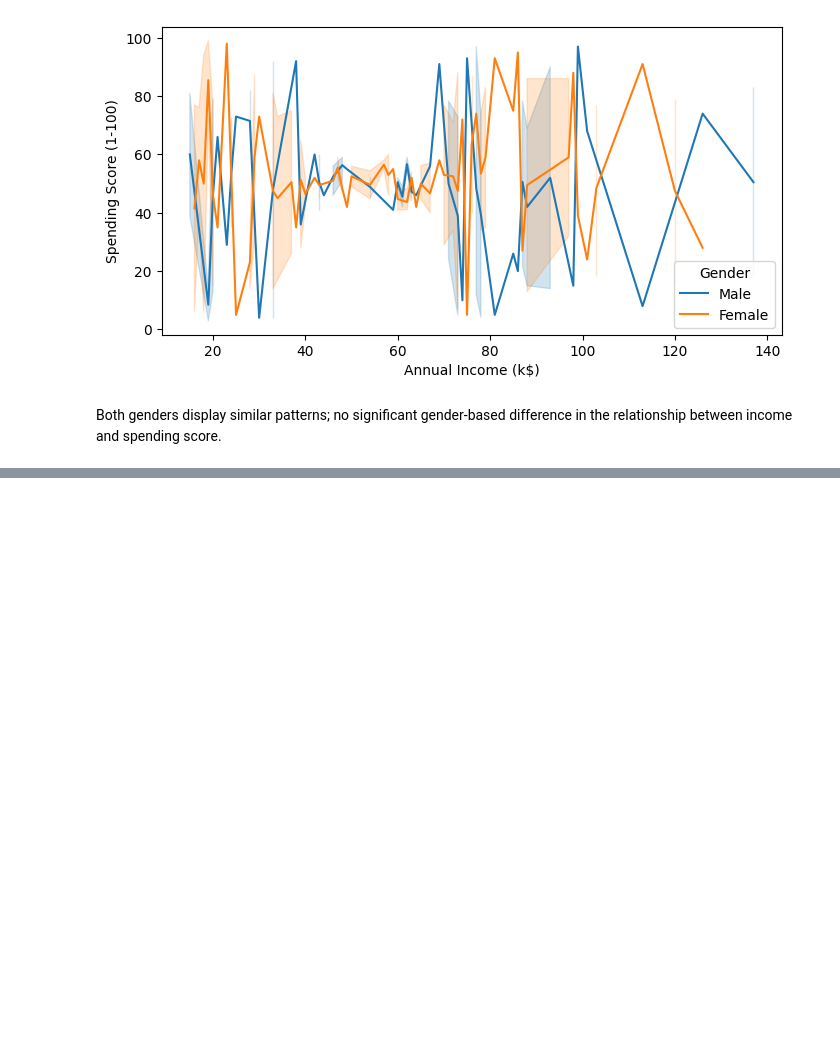
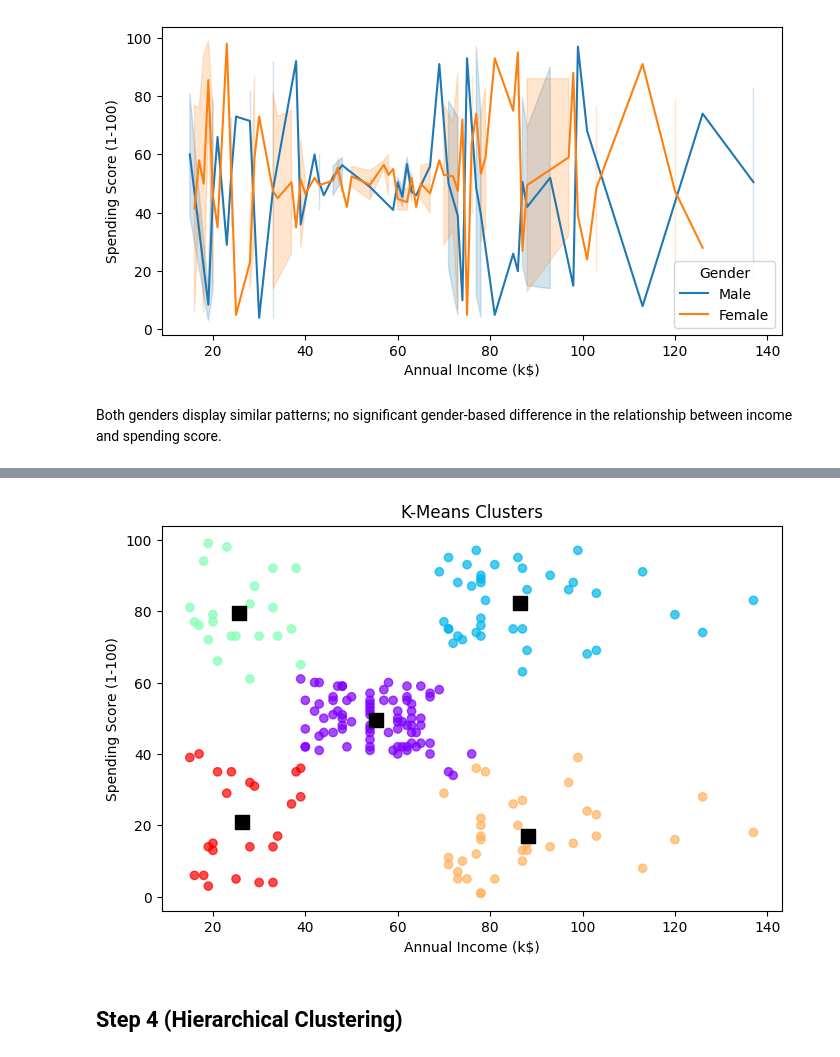
Before and after one commit to gordonnguyen/data-science-1, a Jupyter notebook: hw4/hw4.ipynb, the cells around one changed output, grey strips where cells are left out. Saved outputs shown, nothing was run; the diff lists cells and outputs as text; code cells hidden in the pictures; blank space fills up the shorter version.

```diff
--- a/hw4/hw4.ipynb
+++ b/hw4/hw4.ipynb
@@ -144,0 +149,12 @@ plt.show()
+# %%
+plt.figure(figsize=(8,5))
+plt.scatter(X['Annual Income (k$)'], X['Spending Score (1-100)'], c=y_pred, cmap='rainbow', alpha=0.7)
+plt.scatter(kmeans.cluster_centers_[:,0], kmeans.cluster_centers_[:,1], s=100, c='black', marker=',')
+plt.title('K-Means Clusters')
+plt.xlabel('Annual Income (k$)')
+plt.ylabel('Spending Score (1-100)')
+plt.show()
+# %% [output]
+[figure, added]
+# %% [markdown]
+## Step 4 (Hierarchical Clustering)
```
Also changed, not shown: parts of 18 cells of this notebook, 1 other file.
